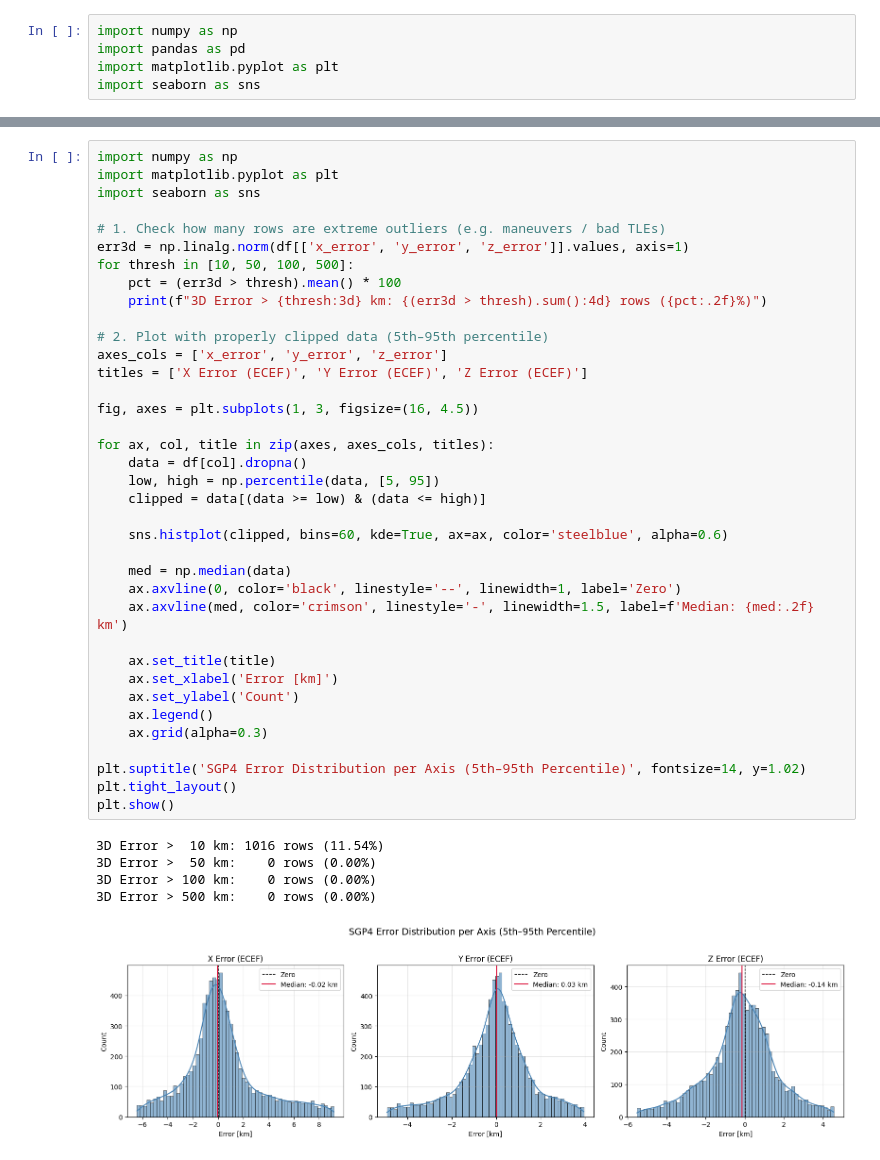
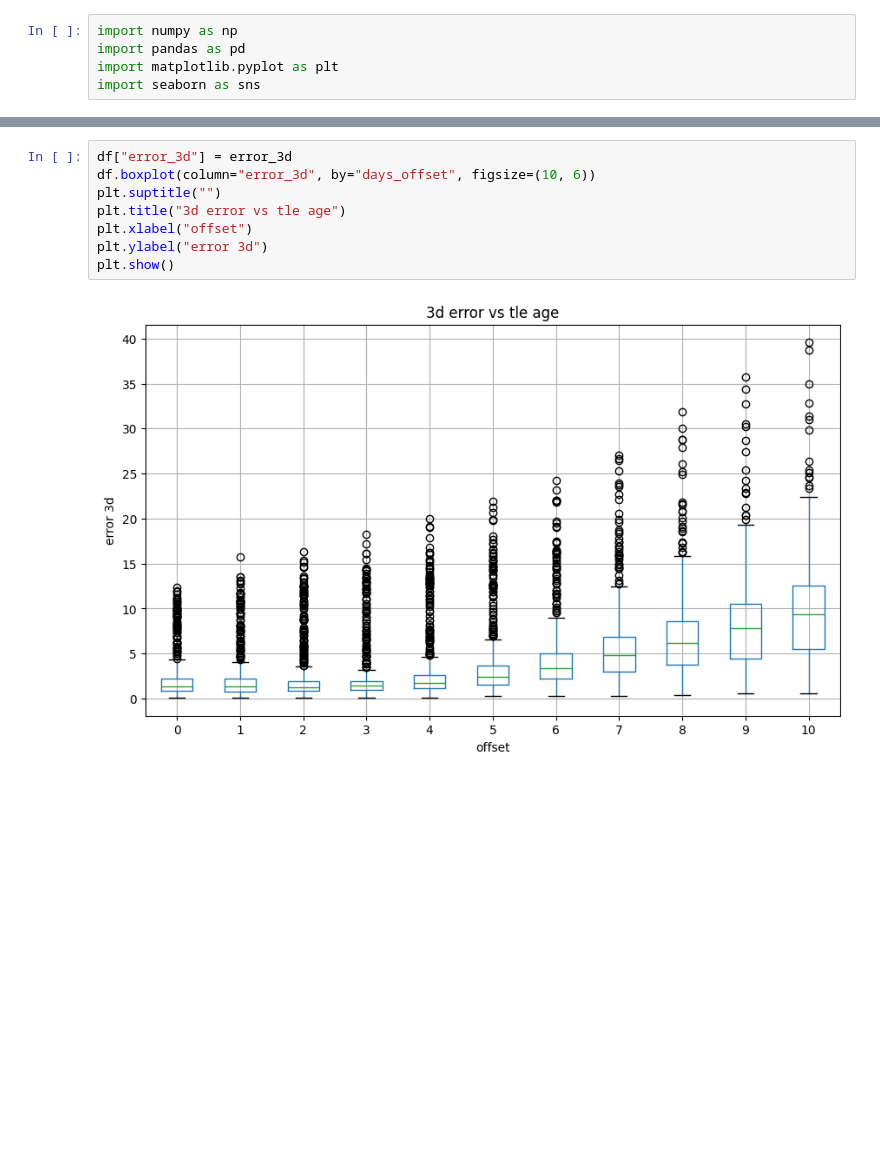
Before and after one commit to OrbitVision/OrbitVision-ML, a Jupyter notebook: orbit/train/test_dataset.ipynb, the cells around one changed output, grey strips where cells are left out. Drawn from its saved outputs; the diff is of its cells as text; blank space fills up the shorter version.

```diff
--- a/orbit/train/test_dataset.ipynb
+++ b/orbit/train/test_dataset.ipynb
@@ -42,43 +32,10 @@ plt.show()
-# %%
-import numpy as np
-import matplotlib.pyplot as plt
-import seaborn as sns
-
-# 1. Check how many rows are extreme outliers (e.g. maneuvers / bad TLEs)
-err3d = np.linalg.norm(df[['x_error', 'y_error', 'z_error']].values, axis=1)
-for thresh in [10, 50, 100, 500]:
-    pct = (err3d > thresh).mean() * 100
-    print(f"3D Error > {thresh:3d} km: {(err3d > thresh).sum():4d} rows ({pct:.2f}%)")
-
-# 2. Plot with properly clipped data (5th–95th percentile)
-axes_cols = ['x_error', 'y_error', 'z_error']
-titles = ['X Error (ECEF)', 'Y Error (ECEF)', 'Z Error (ECEF)']
-
-fig, axes = plt.subplots(1, 3, figsize=(16, 4.5))
-
-for ax, col, title in zip(axes, axes_cols, titles):
-    data = df[col].dropna()
-    low, high = np.percentile(data, [5, 95])
-    clipped = data[(data >= low) & (data <= high)]
-
-    sns.histplot(clipped, bins=60, kde=True, ax=ax, color='steelblue', alpha=0.6)
-
-    med = np.median(data)
-    ax.axvline(0, color='black', linestyle='--', linewidth=1, label='Zero')
-    ax.axvline(med, color='crimson', linestyle='-', linewidth=1.5, label=f'Median: {med:.2f} km')
-
-    ax.set_title(title)
-    ax.set_xlabel('Error [km]')
-    ax.set_ylabel('Count')
-    ax.legend()
-    ax.grid(alpha=0.3)
-
-plt.suptitle('SGP4 Error Distribution per Axis (5th–95th Percentile)', fontsize=14, y=1.02)
-plt.tight_layout()
-plt.show()
-# %% [output]
-3D Error >  10 km: 1016 rows (11.54%)
-3D Error >  50 km:    0 rows (0.00%)
-3D Error > 100 km:    0 rows (0.00%)
-3D Error > 500 km:    0 rows (0.00%)
-[figure, removed]
+# %%
+df["error_3d"] = error_3d
+df.boxplot(column="error_3d", by="days_offset", figsize=(10, 6))
+plt.suptitle("")
+plt.title("3d error vs tle age")
+plt.xlabel("offset")
+plt.ylabel("error 3d")
+plt.show()
+# %% [output]
+[figure, added]
```
Also changed, not shown: parts of 1 cell of this notebook, 6 other files.
